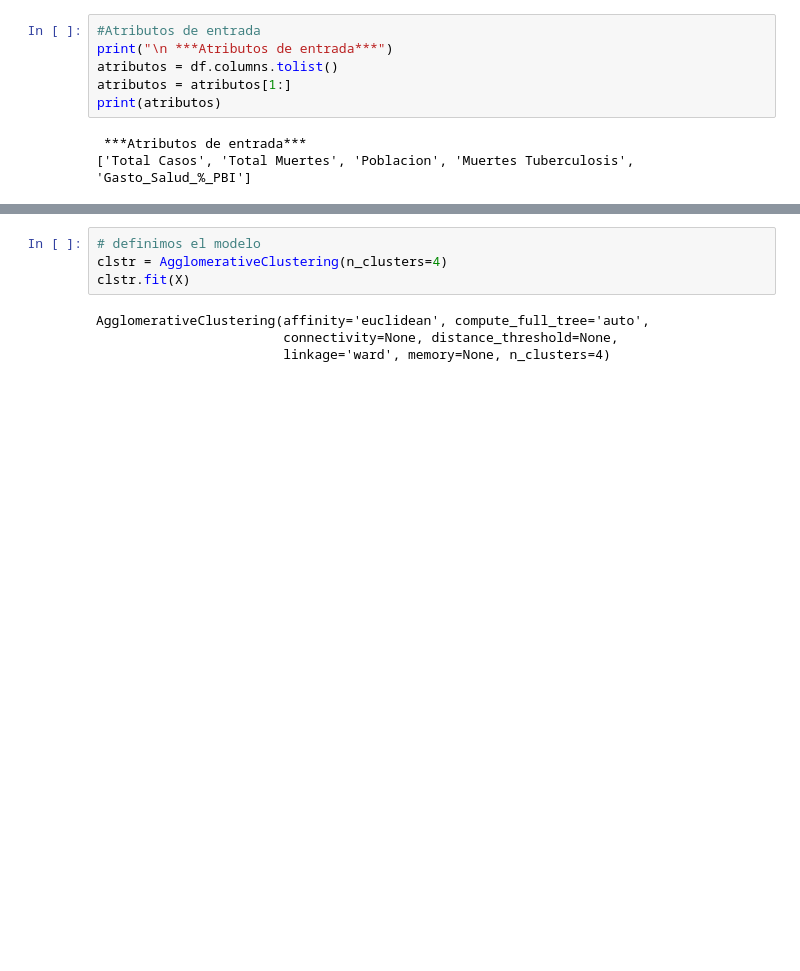
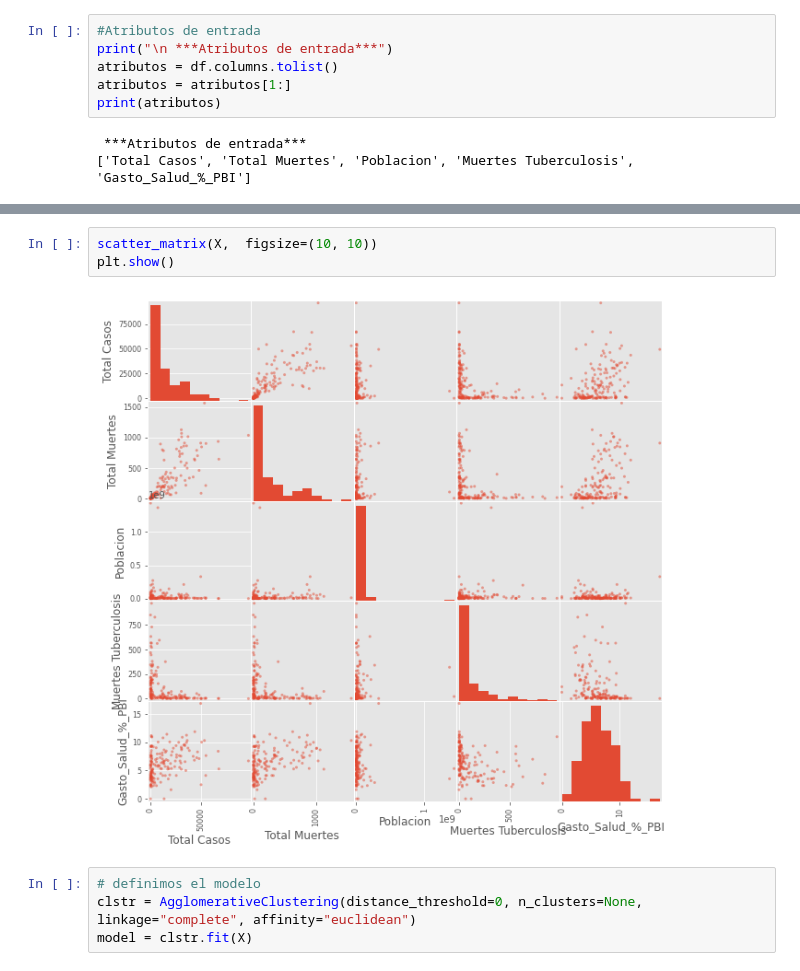
Before and after one commit to georgeduranh/IA, a Jupyter notebook: IA_actividad3.ipynb, the cells around one changed output, grey strips where cells are left out. Drawn from its saved outputs; the diff is of its cells as text; blank space fills up the shorter version.

```diff
--- a/IA_actividad3.ipynb
+++ b/IA_actividad3.ipynb
@@ -97,8 +121,9 @@ print(X.head())
+# %%
+scatter_matrix(X,  figsize=(10, 10))
+plt.show()
+# %% [output]
+[figure, added]
 # %%
 # definimos el modelo
-clstr = AgglomerativeClustering(n_clusters=4)
-clstr.fit(X)
+clstr = AgglomerativeClustering(distance_threshold=0, n_clusters=None, linkage="complete", affinity="euclidean")
+model = clstr.fit(X)
-# %% [output]
-AgglomerativeClustering(affinity='euclidean', compute_full_tree='auto',
-                        connectivity=None, distance_threshold=None,
-                        linkage='ward', memory=None, n_clusters=4)
```
Also changed, not shown: parts of 21 cells of this notebook.
